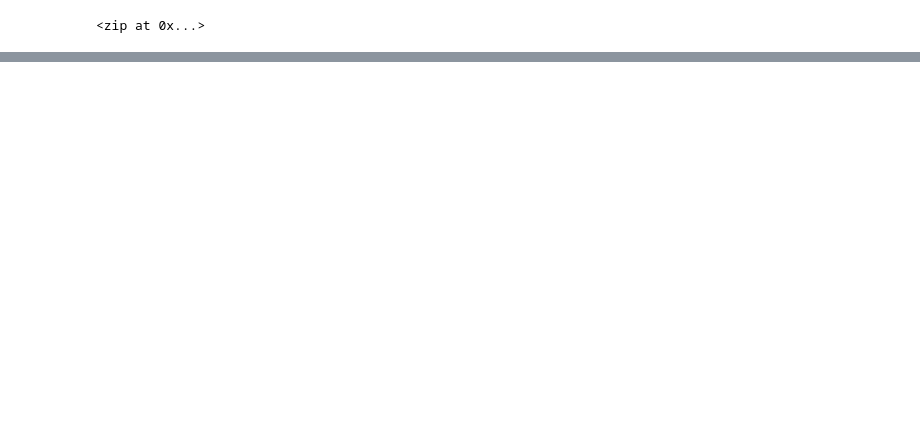
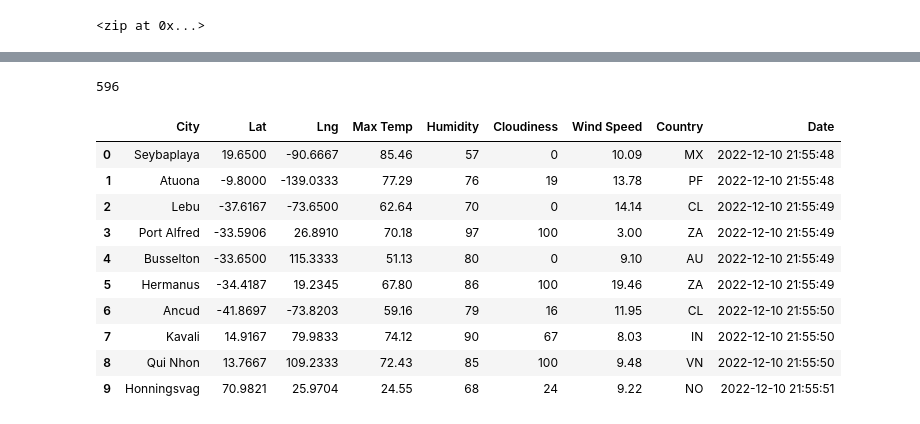
Before and after one commit to davidbowen87/World_Weather_Analysis, a Jupyter notebook: WeatherPy.ipynb, the cells around one changed output, grey strips where cells are left out. Cells and saved outputs as stored; diff of their text form; code cells hidden in the pictures; blank space fills up the shorter version.

```diff
--- a/WeatherPy.ipynb
+++ b/WeatherPy.ipynb
@@ -169,3 +174,24 @@ City not found. Skipping...
 ----------------------------
 Data Retrieval Complete
 ----------------------------
+# %%
+len(city_data)
+# %% [output]
+596
+# %%
+# Convert the array of dictionaries to a Pandas DataFrame
+
+city_data_df = pd.DataFrame(city_data)
+city_data_df.head(10)
+# %% [output]
+|  | City | Lat | Lng | Max Temp | Humidity | Cloudiness | Wind Speed | Country | Date |
+| 0 | Seybaplaya | 19.6500 | -90.6667 | 85.46 | 57 | 0 | 10.09 | MX | 2022-12-10 21:55:48 |
+| 1 | Atuona | -9.8000 | -139.0333 | 77.29 | 76 | 19 | 13.78 | PF | 2022-12-10 21:55:48 |
+| 2 | Lebu | -37.6167 | -73.6500 | 62.64 | 70 | 0 | 14.14 | CL | 2022-12-10 21:55:49 |
+| 3 | Port Alfred | -33.5906 | 26.8910 | 70.18 | 97 | 100 | 3.00 | ZA | 2022-12-10 21:55:49 |
+| 4 | Busselton | -33.6500 | 115.3333 | 51.13 | 80 | 0 | 9.10 | AU | 2022-12-10 21:55:49 |
+| 5 | Hermanus | -34.4187 | 19.2345 | 67.80 | 86 | 100 | 19.46 | ZA | 2022-12-10 21:55:49 |
+| 6 | Ancud | -41.8697 | -73.8203 | 59.16 | 79 | 16 | 11.95 | CL | 2022-12-10 21:55:50 |
+| 7 | Kavali | 14.9167 | 79.9833 | 74.12 | 90 | 67 | 8.03 | IN | 2022-12-10 21:55:50 |
+| 8 | Qui Nhon | 13.7667 | 109.2333 | 72.43 | 85 | 100 | 9.48 | VN | 2022-12-10 21:55:50 |
+| 9 | Honningsvag | 70.9821 | 25.9704 | 24.55 | 68 | 24 | 9.22 | NO | 2022-12-10 21:55:51 |
```
Also changed, not shown: parts of 7 cells of this notebook, 1 other file.
